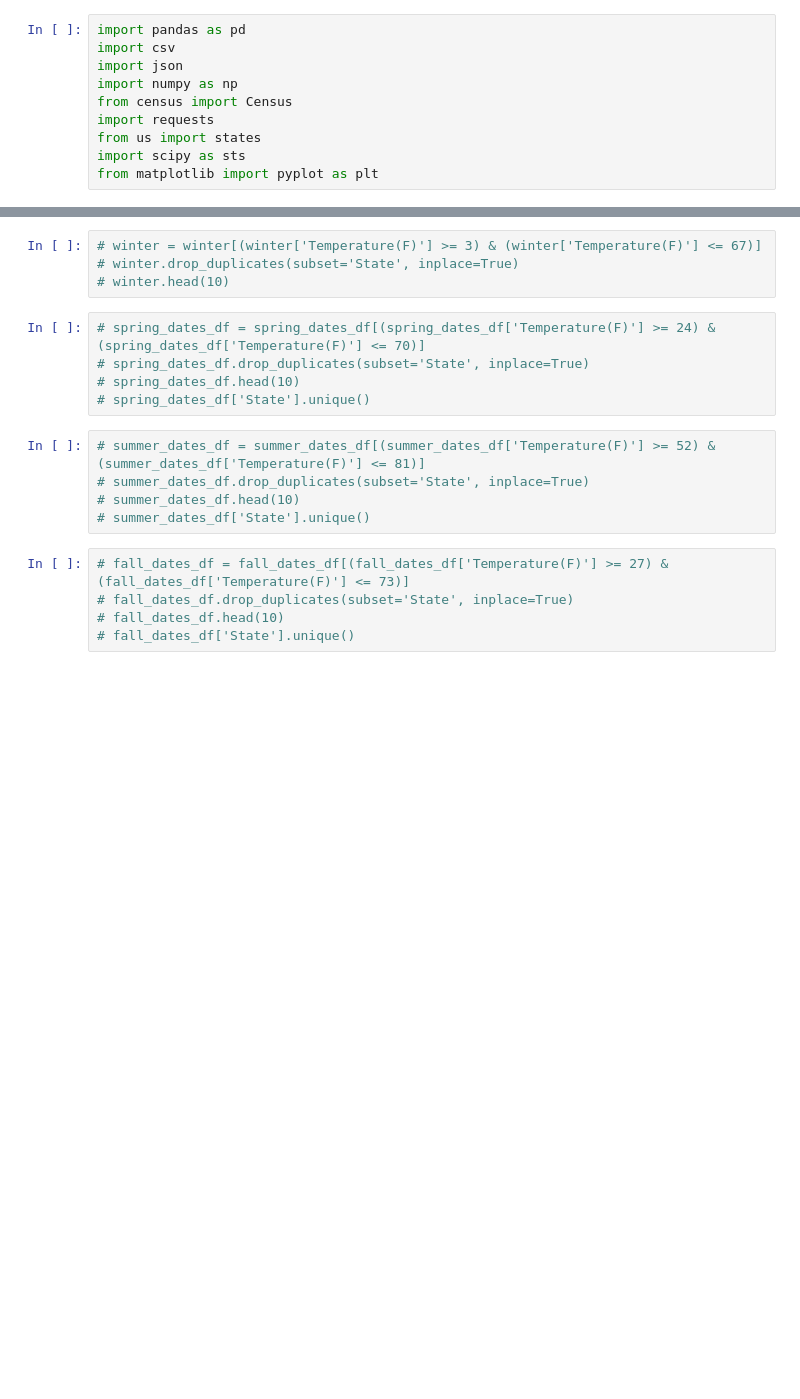
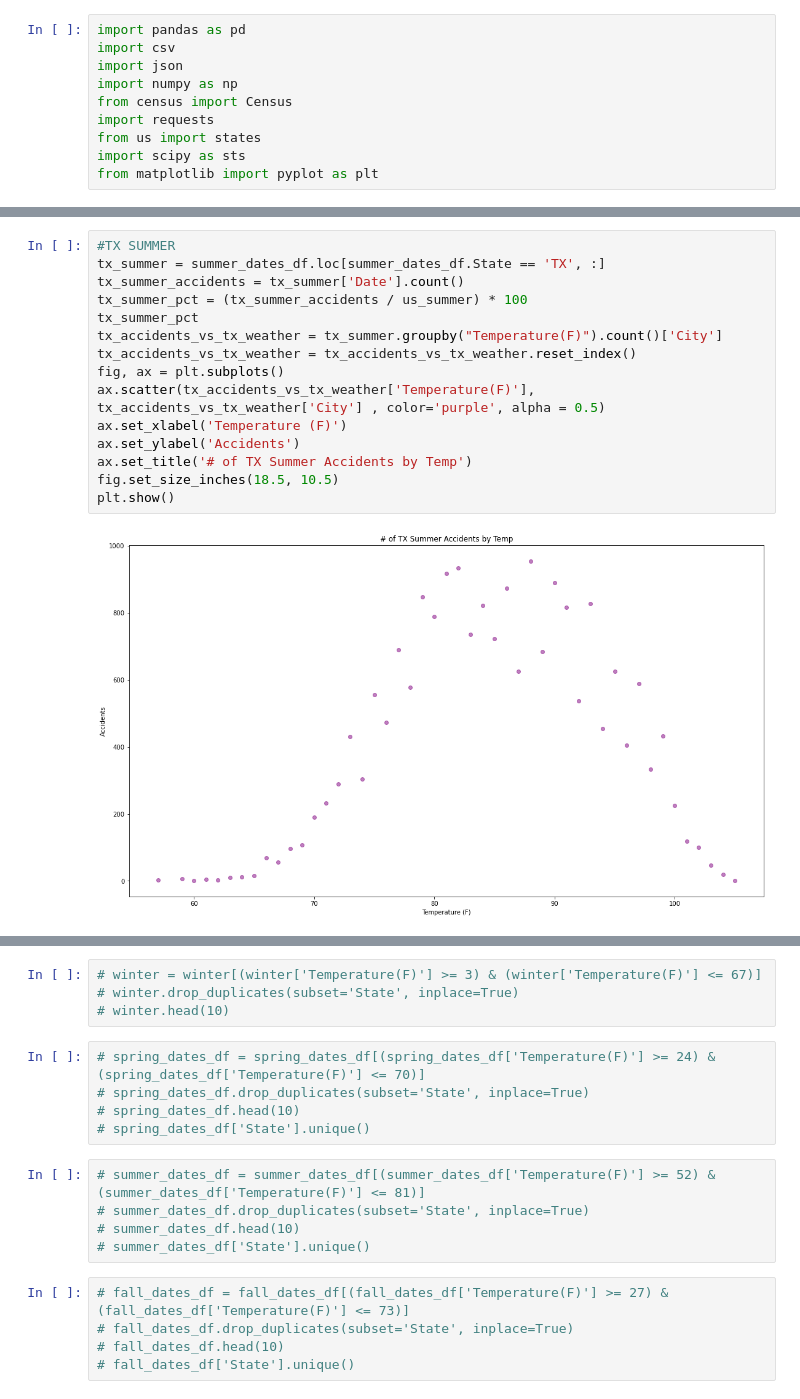
Before and after one commit to gamem001/us_accident_trends, a Jupyter notebook: andrews_new.ipynb, the cells around one changed output, grey strips where cells are left out. Drawn from its saved outputs; the diff is of its cells as text; blank space fills up the shorter version.

```diff
--- a/andrews_new.ipynb
+++ b/andrews_new.ipynb
@@ -101,0 +64,17 @@ winter_count = list(winter_dates)
+# %%
+#TX SUMMER
+tx_summer = summer_dates_df.loc[summer_dates_df.State == 'TX', :]
+tx_summer_accidents = tx_summer['Date'].count()
+tx_summer_pct = (tx_summer_accidents / us_summer) * 100
+tx_summer_pct
+tx_accidents_vs_tx_weather = tx_summer.groupby("Temperature(F)").count()['City']
+tx_accidents_vs_tx_weather = tx_accidents_vs_tx_weather.reset_index()
+fig, ax = plt.subplots()
+ax.scatter(tx_accidents_vs_tx_weather['Temperature(F)'], tx_accidents_vs_tx_weather['City'] , color='purple', alpha = 0.5)
+ax.set_xlabel('Temperature (F)')
+ax.set_ylabel('Accidents')
+ax.set_title('# of TX Summer Accidents by Temp')
+fig.set_size_inches(18.5, 10.5)
+plt.show()
+# %% [output]
+[figure, added]
```
Also changed, not shown: parts of 24 cells of this notebook, 2 other files.
